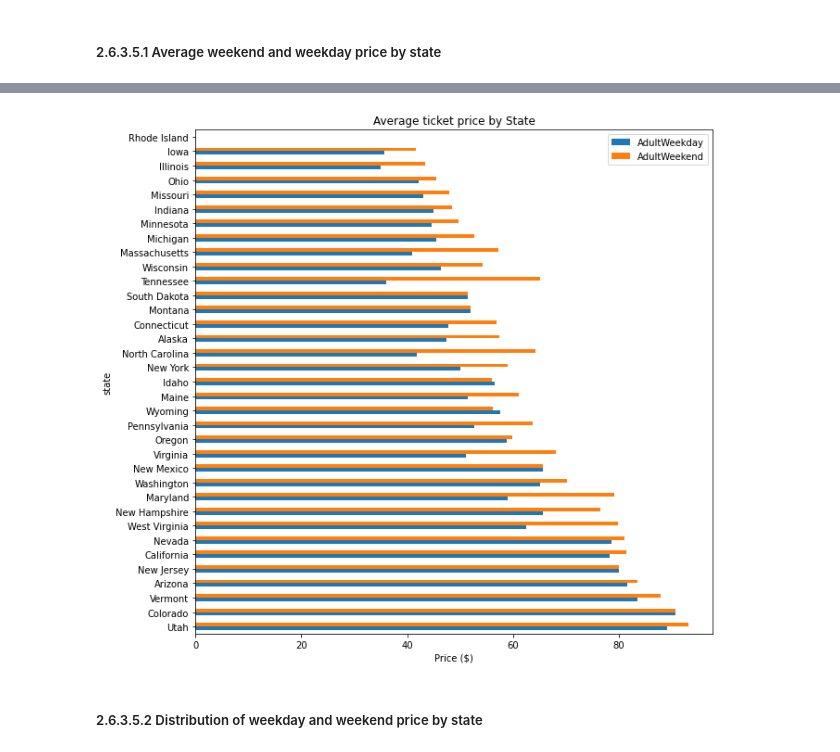
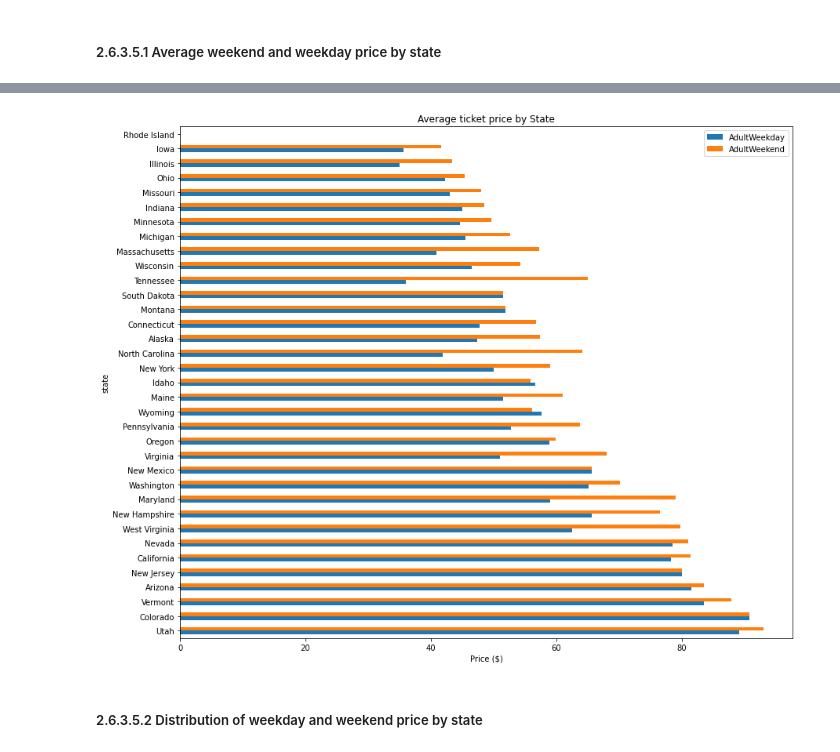
Before and after one commit to byongrakkim/DataScienceGuidedCapstone, a Jupyter notebook: Notebooks/02_data_wrangling.ipynb, the cells around one changed output, grey strips where cells are left out. Saved outputs shown, nothing was run; the diff lists cells and outputs as text; code cells hidden in the pictures.

Commit message:
determined ticket prices

```diff
--- a/Notebooks/02_data_wrangling.ipynb
+++ b/Notebooks/02_data_wrangling.ipynb
@@ -406,5 +408,5 @@ Our primary focus is our Big Mountain resort, in Montana. Does the state give yo
 #Code task 14#
 # Calculate average weekday and weekend price by state and sort by the average of the two
 # Hint: use the pattern dataframe.groupby(<grouping variable>)[<list of columns>].mean()
-state_price_means = ski_data.___(___)[[___, ___]].mean()
+state_price_means = ski_data.groupby('state')[['AdultWeekday', 'AdultWeekend']].mean()
 state_price_means.head()
@@ -411,17 +442,17 @@ state_price_means.head()
 # %%
 # The next bit simply reorders the index by increasing average of weekday and weekend prices
 # Compare the index order you get from
 # state_price_means.index
 # with
 # state_price_means.mean(axis=1).sort_values(ascending=False).index
 # See how this expression simply sits within the reindex()
 (state_price_means.reindex(index=state_price_means.mean(axis=1)
     .sort_values(ascending=False)
     .index)
-    .plot(kind='barh', figsize=(10, 10), title='Average ticket price by State'))
+    .plot(kind='barh', figsize=(14, 12), title='Average ticket price by State'))
 plt.xlabel('Price ($)');
 # %% [output]
-[figure, old version]
+[figure, new version]
 # %%
 The figure above represents a dataframe with two columns, one for the average prices of each kind of ticket. This tells you how the average ticket price varies from state to state. But can you get more insight into the difference in the distributions between states?
 # %% [markdown]
```
Also changed, not shown: parts of 6 cells of this notebook.
